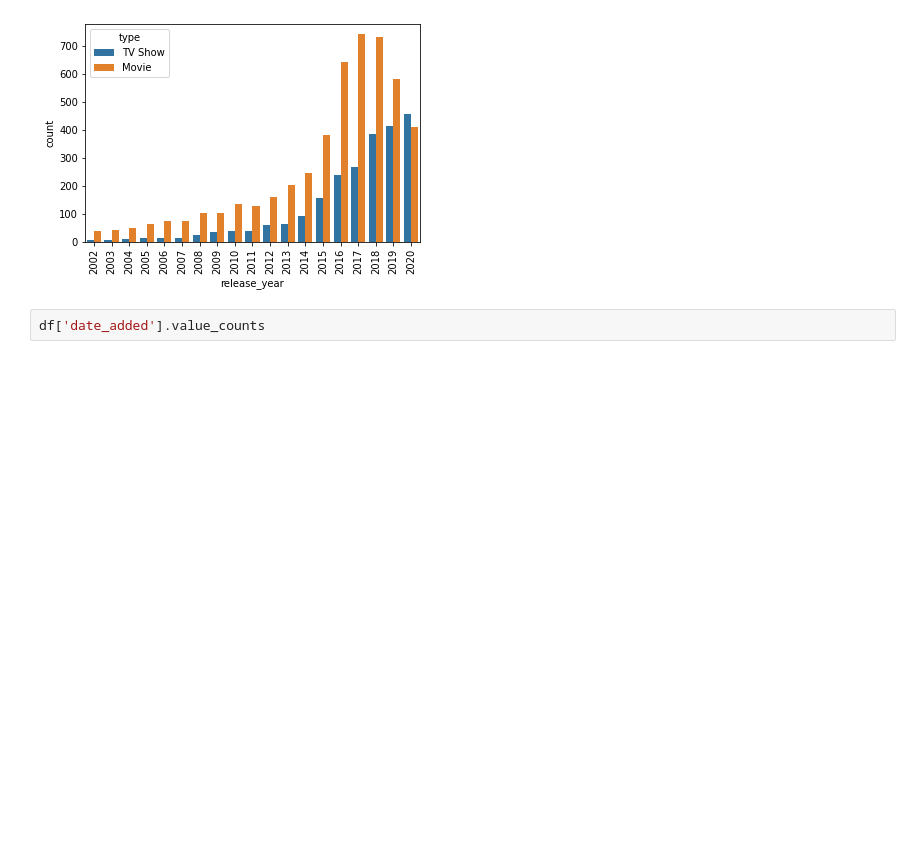
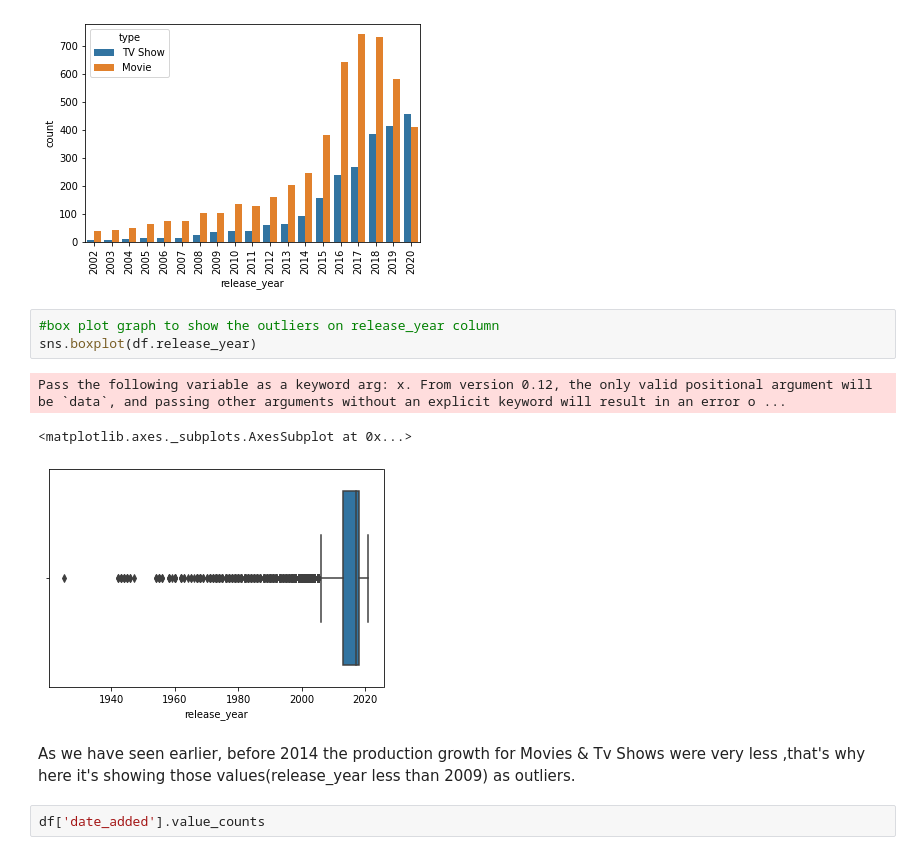
Before and after one commit to V-dit/Netflix-movies-and-tv-shows, a Jupyter notebook: NETFLIX_MOVIES_AND_TV_SHOWS_CLUSTERING.ipynb, the cells around one changed output. Drawn from its saved outputs; the diff is of its cells as text; blank space fills up the shorter version.

```diff
--- a/NETFLIX_MOVIES_AND_TV_SHOWS_CLUSTERING.ipynb
+++ b/NETFLIX_MOVIES_AND_TV_SHOWS_CLUSTERING.ipynb
@@ -214,6 +214,15 @@ plot_release_year.set_xticklabels(plot_release_year.get_xticklabels(), rotation=
 plt.show()
 # %% [output]
 [figure]
+# %%
+#box plot graph to show the outliers on release_year column
+sns.boxplot(df.release_year)
+# %% [output]
+Pass the following variable as a keyword arg: x. From version 0.12, the only valid positional argument will be `data`, and passing other arguments without an explicit keyword will result in an error o ...
+<matplotlib.axes._subplots.AxesSubplot at 0x...>
+[figure, added]
+# %% [markdown]
+As we have seen earlier, before 2014 the production growth for Movies & Tv Shows were very less ,that's why here it's showing those values(release_year less than 2009) as outliers.
 # %%
 df['date_added'].value_counts
 # %% [output]
```
Also changed, not shown: parts of 123 cells of this notebook.
